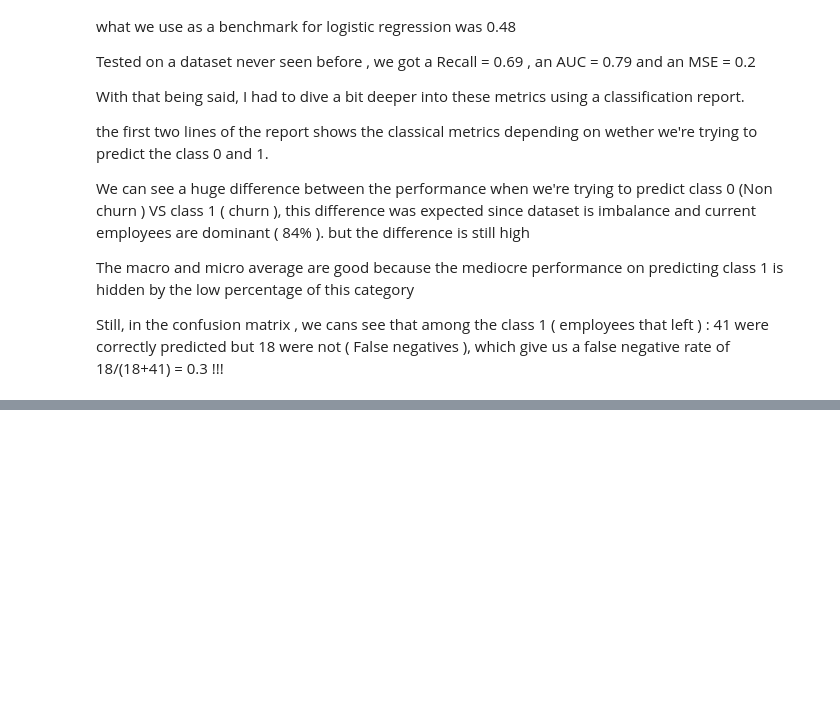
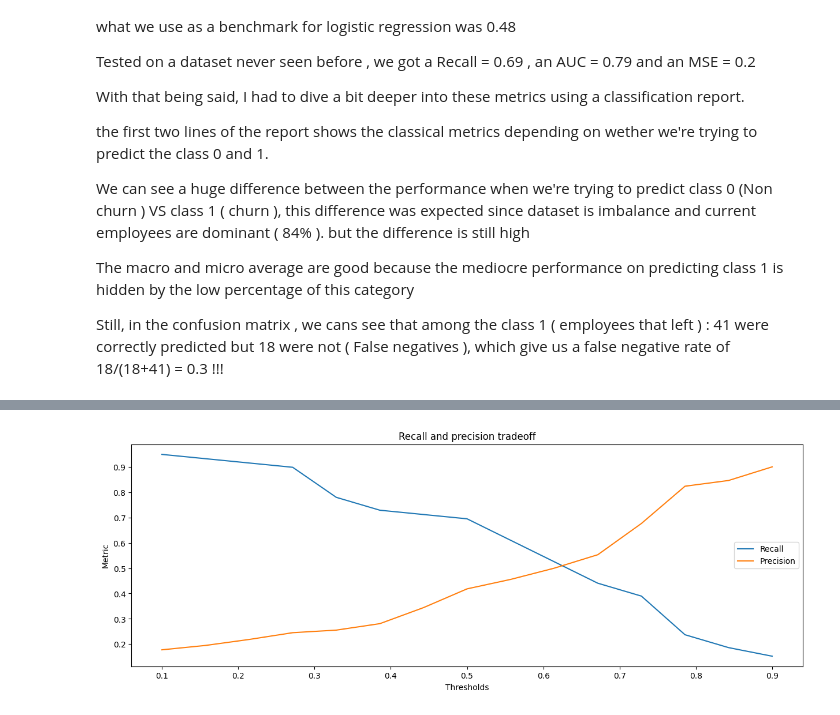
Before and after one commit to ZakariaElKazdam/Attrition-detection, a Jupyter notebook: Modeling.ipynb, the cells around one changed output, grey strips where cells are left out. Saved outputs shown, nothing was run; the diff lists cells and outputs as text; code cells hidden in the pictures; blank space fills up the shorter version.

```diff
--- a/Modeling.ipynb
+++ b/Modeling.ipynb
@@ -372,0 +408,18 @@ Still, in the confusion matrix , we cans see that among the class 1 ( employees
+# %%
+thresholds = np.linspace(0.1,0.9,15)
+recalls_lg, precisions_lg = [], []
+for threshold_ in thresholds :
+    y_updated = (y_prob >= threshold_).astype(int)
+    recalls_lg.append(recall_score(y_test, y_updated))
+    precisions_lg.append(precision_score(y_test,y_updated))
+
+plt.figure(figsize=(15,5))
+plt.plot(thresholds, recalls_lg, label = 'Recall' )
+plt.plot(thresholds,precisions_lg, label ='Precision')
+plt.xlabel('Thresholds')
+plt.ylabel('Metric')
+plt.title('Recall and precision tradeoff')
+plt.legend()
+plt.show()
+# %% [output]
+[figure, added]
```
Also changed, not shown: parts of 10 cells of this notebook.
